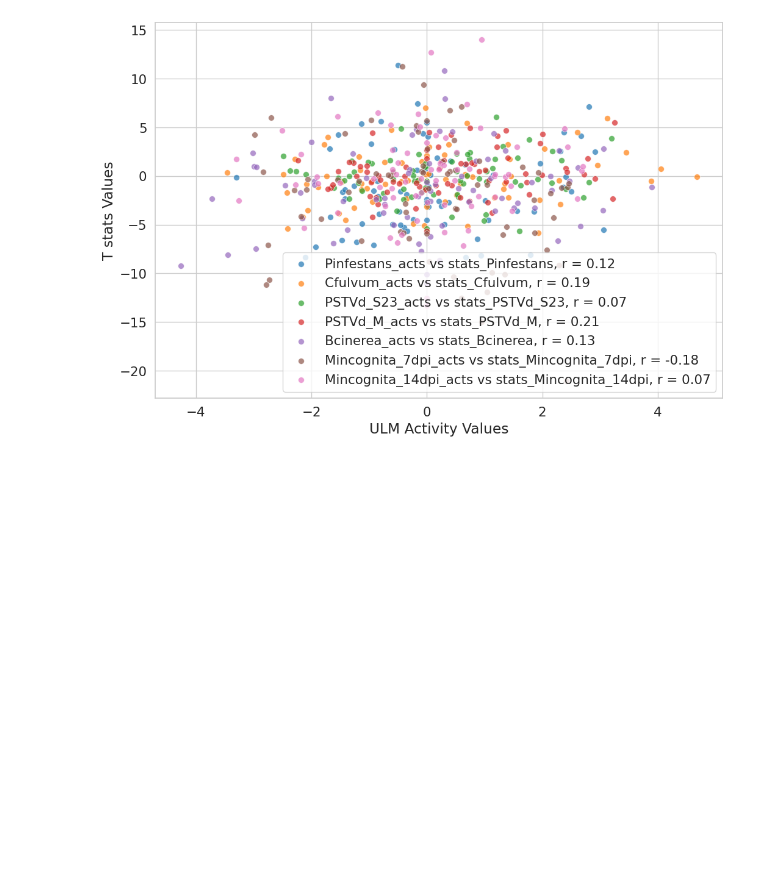
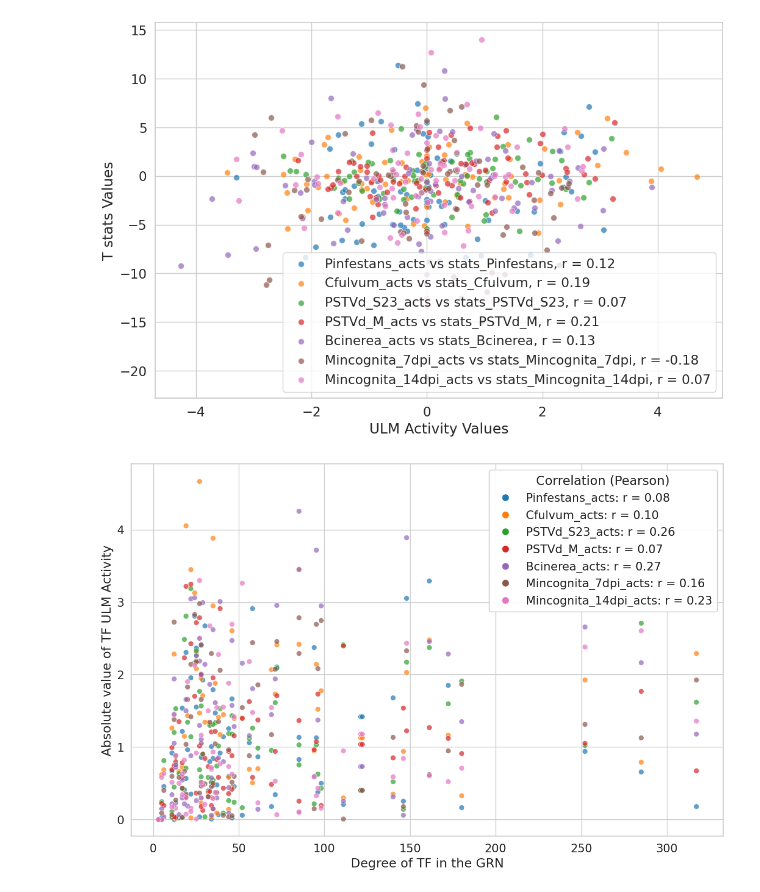
Before and after one commit to Plant-Net/TomTom_GRN_Framework, a Jupyter notebook: Plot/Plot_clean.ipynb, the cells around one changed output. Saved outputs shown, nothing was run; the diff lists cells and outputs as text; code cells hidden in the pictures; blank space fills up the shorter version.

```diff
--- a/Plot/Plot_clean.ipynb
+++ b/Plot/Plot_clean.ipynb
@@ -806,3 +806,77 @@ plt.savefig('./Correlation_stats_activity.svg', format='svg')
 plt.show()
 # %% [output]
 [figure]
+# %%
+import matplotlib.pyplot as plt
+import seaborn as sns
+import numpy as np
+from scipy.stats import pearsonr
+from matplotlib.lines import Line2D
+import pandas as pd
+Degree = pd.read_csv('../TDA/Degree_CGRN.tsv', sep='\t', index_col=0)
+Degree_total = Degree['Total_Degree']
+Activity = pd.read_csv('../TDA/Data/Activity_TF_in_cGRN.tsv', sep='\t', index_col=0)
+merged=pd.merge(Degree_total, Activity, left_index=True, right_index=True, how='right')
+merged.reset_index(inplace=True)
+long_df = pd.melt(merged, id_vars=['Gene_Name','Total_Degree'], var_name='Condition', value_name='Value')
+
+plt.figure(figsize=(12, 8))
+
+# Set color palette for conditions
+palette = sns.color_palette("tab10", n_colors=len(long_df['Condition'].unique()))
+conditions = long_df['Condition'].unique()
+
+# Dictionary to store correlation info
+corr_dict = {}
+
+# Loop through each condition to plot and store Pearson correlation and p-value
+for idx, condition in enumerate(conditions):
+    # Filter data for the current condition
+    subset = long_df[long_df['Condition'] == condition].copy()
+    subset['Value'] = abs(subset['Value'])
+
+    # Plot scatter and regression line
+    sns.scatterplot(
+        data=subset,
+        x='Total_Degree',
+        y='Value',
+        color=palette[idx],
+        alpha=0.7,
+        s=50,
+        label=condition  # Add condition as label for the legend
+    )
+
+    # Calculate Pearson correlation coefficient and p-value
+    if len(subset) > 1:  # Ensure there are at least two points to compute correlation
+        corr, _ = pearsonr(subset['Total_Degree'], subset['Value'])
+    else:
+        corr, _ = np.nan, "N/A"
+
+    # Store in dictionary
+    corr_dict[condition] = f"r = {corr:.2f}"
+
+# Customize the plot
+
+plt.xlabel('Degree of TF in the GRN')
+plt.ylabel('Absolute value of TF ULM Activity')
+plt.grid(True)
+
+# Create a second legend for correlation coefficients
+corr_legend_handles = [
+    Line2D([0], [0], marker='o', color='w', markerfacecolor=palette[idx], markersize=10,
+           label=f"{condition}: {corr_dict[condition]}")
+    for idx, condition in enumerate(conditions)
+]
+
+# Add condition legend (default from seaborn)
+# plt.legend(title="Condition", loc="upper left", bbox_to_anchor=(1, 1))
+
+# Add correlation legend
+plt.gca().add_artist(plt.legend(handles=corr_legend_handles, title="Correlation (Pearson)", loc="upper right", bbox_to_anchor=(1, 1)))
+
+# Adjust layout to make space for legends
+plt.tight_layout()
+plt.savefig('../Plot/Correlation_degree_activity.svg', format='svg')
+plt.show()
+# %% [output]
+[figure, added]
```
Also changed, not shown: parts of 1 cell of this notebook, 4 other files.
